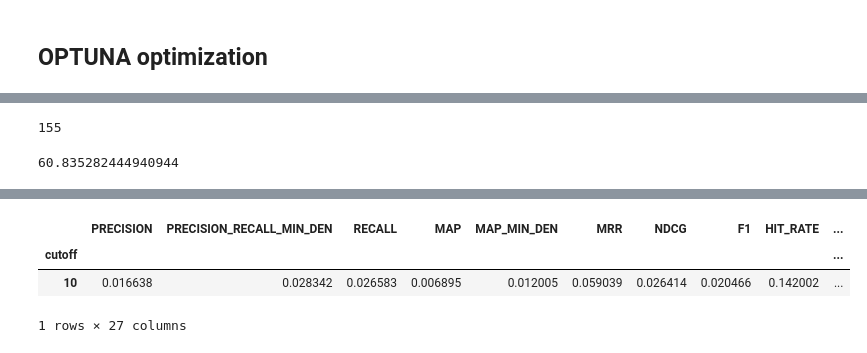
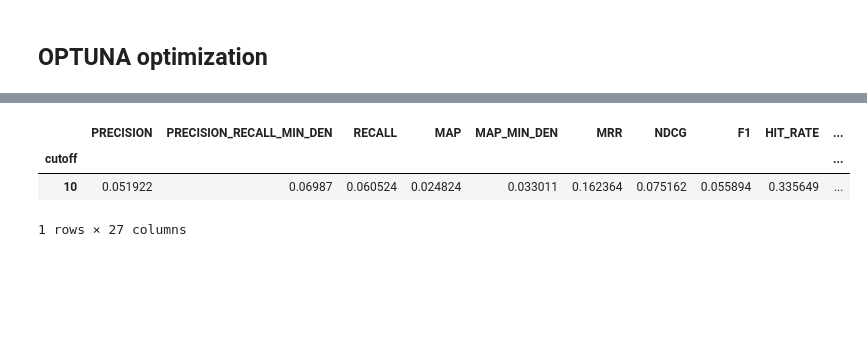
Before and after one commit to MatteoPancini/Recsys-Challenge-2022, a Jupyter notebook: Hyperparameter Tuning/ItemKNNCF.ipynb, the cells around one changed output, grey strips where cells are left out. Drawn from its saved outputs; the diff is of its cells as text; code cells hidden in the pictures; blank space fills up the shorter version.

```diff
--- a/Hyperparameter Tuning/ItemKNNCF.ipynb
+++ b/Hyperparameter Tuning/ItemKNNCF.ipynb
@@ -29,0 +17,3 @@ URM = sp.csr_matrix(URM)
+# %%
+URM = createURM2()
+ICM = newCreateICM()
@@ -236,16 +158,9 @@ EvaluatorHoldout: Processed 38842 (100.0%) in 25.90 sec. Users per second: 1500
 # %%
 topK = study.best_params['topK']
 shrink = study.best_params['shrink']
-# %%
-topK
-# %% [output]
-155
-# %%
-shrink
-# %% [output]
-60.835282444940944
 # %%
-recommender.fit(shrink=int(11.360087017080575), topK=int(24.286589663434658))
+recommender = ItemKNNCFRecommender(URM_train)
+recommender.fit(shrink=53.0, topK=185)
 result_df, _ = evaluator_test.evaluateRecommender(recommender)
 result_df
 # %% [output]
@@ -255,4 +170,4 @@ EvaluatorHoldout: Processed 40084 (100.0%) in 20.25 sec. Users per second: 1979
 |  | PRECISION | PRECISION_RECALL_MIN_DEN | RECALL | MAP | MAP_MIN_DEN | MRR | NDCG | F1 | HIT_RATE | ... |
 | cutoff |  |  |  |  |  |  |  |  |  | ... |
-| 10 | 0.016638 | 0.028342 | 0.026583 | 0.006895 | 0.012005 | 0.059039 | 0.026414 | 0.020466 | 0.142002 | ... |
+| 10 | 0.051922 | 0.06987 | 0.060524 | 0.024824 | 0.033011 | 0.162364 | 0.075162 | 0.055894 | 0.335649 | ... |
 1 rows × 27 columns
```
Also changed, not shown: parts of 25 cells of this notebook, 6 other files.
